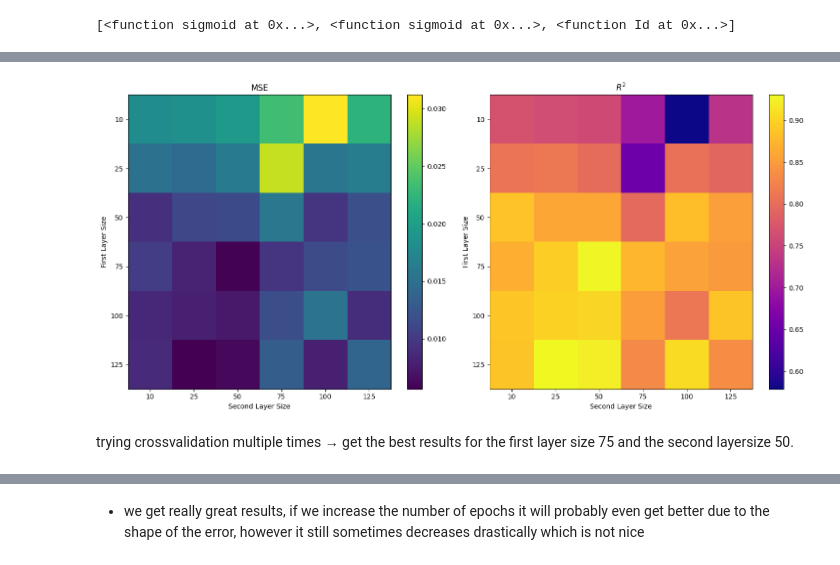
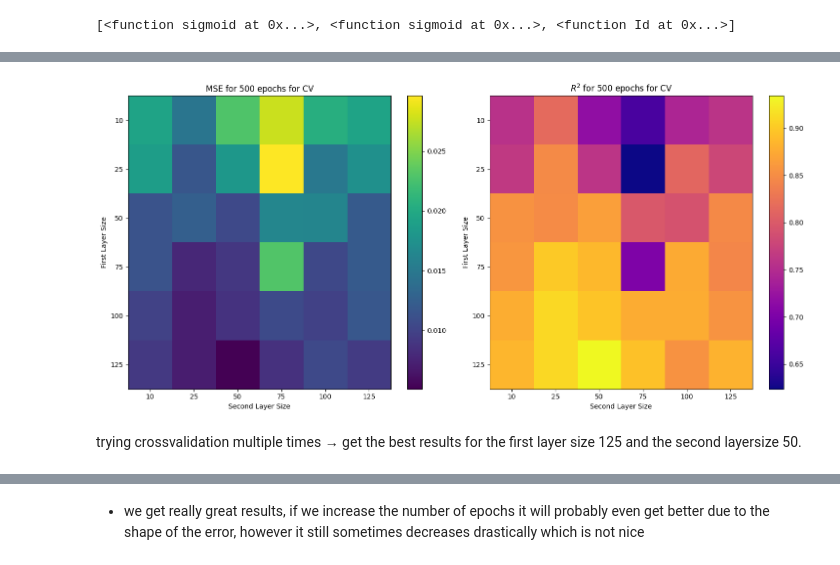
Before and after one commit to hishemok/FYS-STK4155, a Jupyter notebook: Project2/project2_b_git.ipynb, the cells around one changed output, grey strips where cells are left out. Cells and saved outputs as stored; diff of their text form; code cells hidden in the pictures.

Commit message:
scaling error corrected

```diff
--- a/Project2/project2_b_git.ipynb
+++ b/Project2/project2_b_git.ipynb
@@ -88,11 +95,10 @@ X_test = np.hstack((x1_test, x2_test))
 
 scaler_X = MinMaxScaler()
 X_scaled = scaler_X.fit_transform(X_train)
-X_test = scaler_X.fit_transform(X_test)
+X_test = scaler_X.transform(X_test)
 
 scaler_y = MinMaxScaler()
-y_scaled = scaler_y.fit_transform(y)
-y_scaled.shape
+y_scaled = scaler_y.fit_transform(y_train)
 
 y_train = y_train.reshape((-1,1))
 y_test = y_test.reshape((-1,1))
@@ -146,10 +152,11 @@ def cross_validation_score(i, j, X, y):
     error_mse = []
     for train_inds, test_inds in kfold.split(X):
         scalerX = MinMaxScaler()
+        scalery = MinMaxScaler()
         X_train = scalerX.fit_transform(X[train_inds])
-        X_test = scalerX.fit_transform(X[test_inds])
+        X_test = scalerX.transform(X[test_inds])
 
-        y_train = y[train_inds]
+        y_train = scalery.fit_transform(y[train_inds])
         y_test = y[test_inds]
 
         size_s = [2, [50, 25, 1]]
@@ -158,7 +165,7 @@ def cross_validation_score(i, j, X, y):
         gamma = gammas[i]
 
         layers_final = sgd_momentum(X_train, y_train, size_s, sum_c_i, 'FFNN', activation_funcs, activation_ders, n_epochs=n_epochs, M=M, gamma=gamma, momentum=0, verbose=False, method2='regression')
-        pred = feed_forward_batch(X_test, layers_final, activation_funcs)
+        pred = scalery.inverse_transform(feed_forward_batch(X_test, layers_final, activation_funcs))
 
         error_r2.append(r2_score(y_test, pred))
         error_mse.append(mean_squared_error(y_test, pred))
@@ -292,11 +323,6 @@ axs.set(xlabel =r'number of epochs', ylabel= r'error', title = r' $R^2$ error fo
 ### try different network sizes
 - restrict to two hidden layers but change the number of perceptrons for each layer
 # %%
-#X = design_with_in(x1_scaled.flatten(),x2_scaled.flatten(), deg + 1)
-X = np.hstack((x1_scaled, x2_scaled))
-y = y_scaled.flatten().reshape((-1,1))
-
-
 # chooose seed
 np.random.seed(0)
 
@@ -339,9 +365,10 @@ def cross_validation_score(i, j, X, y):
     for train_inds, test_inds in kfold.split(X):
         scalerX = MinMaxScaler()
         X_train = scalerX.fit_transform(X[train_inds])
-        X_test = scalerX.fit_transform(X[test_inds])
+        X_test = scalerX.transform(X[test_inds])
 
-        y_train = y[train_inds]
+        scalery = MinMaxScaler()
+        y_train = scalery.fit_transform(y[train_inds])
         y_test = y[test_inds]
 
         size_s = [2, [hidden_sizess0[i], hidden_sizess1[j], 1]]
@@ -350,7 +377,7 @@ def cross_validation_score(i, j, X, y):
         gamma = 0.1
 
         layers_final = sgd_momentum(X_train, y_train, size_s, sum_c_i, 'FFNN', activation_funcs, activation_ders, n_epochs=n_epochs, M=M, gamma=gamma, momentum=0, verbose=False, method2='regression')
-        pred = feed_forward_batch(X_test, layers_final, activation_funcs)
+        pred = scalery.inverse_transform(feed_forward_batch(X_test, layers_final, activation_funcs))
 
         error_r2.append(r2_score(y_test, pred))
         error_mse.append(mean_squared_error(y_test, pred))
@@ -368,4 +395,4 @@ for i, j, mean_mse, mean_r2 in results:
     Errors_CV[i, j, 0] = mean_mse
     Errors_CV[i, j, 1] = mean_r2
 
-#np.save('crossvalidation_of_layersizes10,25,50,75,100,125_gam0.1_M4_nepochs500_0-mse_1-r2_.npy', Errors_CV)
+np.save('crossvalidation_of_layersizes10,25,50,75,100,125_gam0.1_M4_nepochs500_0-mse_1-r2_.npy', Errors_CV)
@@ -374,49 +434,51 @@ for i, j, mean_mse, mean_r2 in results:
 # %%
 hidden_sizess0 = [10, 25, 50, 75, 100, 125]
 hidden_sizess1 = [10, 25, 50, 75, 100, 125]
+n_epochs = 500
+
 # Create a figure with two subplots
 from copy import deepcopy
 fig, (ax1, ax2) = plt.subplots(1, 2, figsize=(15, 7))  # 1 row, 2 columns
 
 # Plot the first heatmap (MSE)
 cax1 = ax1.imshow(Errors_CV[:, :, 0], cmap='viridis', aspect='auto')
-ax1.set_title('MSE')
+ax1.set_title('MSE for {} epochs for CV'.format(n_epochs))
 
 # Set x and y ticks and labels for the first heatmap
 ax1.set_xticks(np.arange(len(hidden_sizess1)))
 ax1.set_xticklabels(hidden_sizess1)
 ax1.set_yticks(np.arange(len(hidden_sizess0)))
 ax1.set_yticklabels(hidden_sizess0)
 ax1.set_xlabel('Second Layer Size')
 ax1.set_ylabel('First Layer Size')
 fig.colorbar(cax1, ax=ax1)  # Add colorbar to the heatmap
 
 # Plot the second heatmap (R^2)
 atri = deepcopy(Errors_CV[:, :, 1])
 atri[atri < 0] = -0.5
 cax2 = ax2.imshow(atri, cmap='plasma', aspect='auto')
-ax2.set_title(r'$R^2$')
+ax2.set_title(r'$R^2$ for {} epochs for CV'.format(n_epochs))
 
 # Set x and y ticks and labels for the second heatmap
 ax2.set_xticks(np.arange(len(hidden_sizess1)))
 ax2.set_xticklabels(hidden_sizess1)
 ax2.set_yticks(np.arange(len(hidden_sizess0)))
 ax2.set_yticklabels(hidden_sizess0)
 ax2.set_xlabel('Second Layer Size')
 ax2.set_ylabel('First Layer Size')
 fig.colorbar(cax2, ax=ax2)  # Add colorbar to the heatmap
 
 # Adjust the layout to make room for titles and colorbars
 plt.tight_layout()
 
 #plt.savefig('crossvalidation_of_layersizes10,25,50,75,100,125_gam0.1_M4_nepochs500_0-mse_1-r2_.png')
 
 plt.show()
 #print(Errors_CV[:, :, 1])
 # %% [output]
-[figure, old version]
+[figure, new version]
 # %% [markdown]
-trying  crossvalidation multiple times → get the best results for the first layer size 75 and the second layersize 50.
+trying  crossvalidation multiple times → get the best results for the first layer size 125 and the second layersize 50.
 # %%
 # chooose seed
 np.random.seed(0)
```
Also changed, not shown: parts of 26 cells of this notebook, 9 other files.
